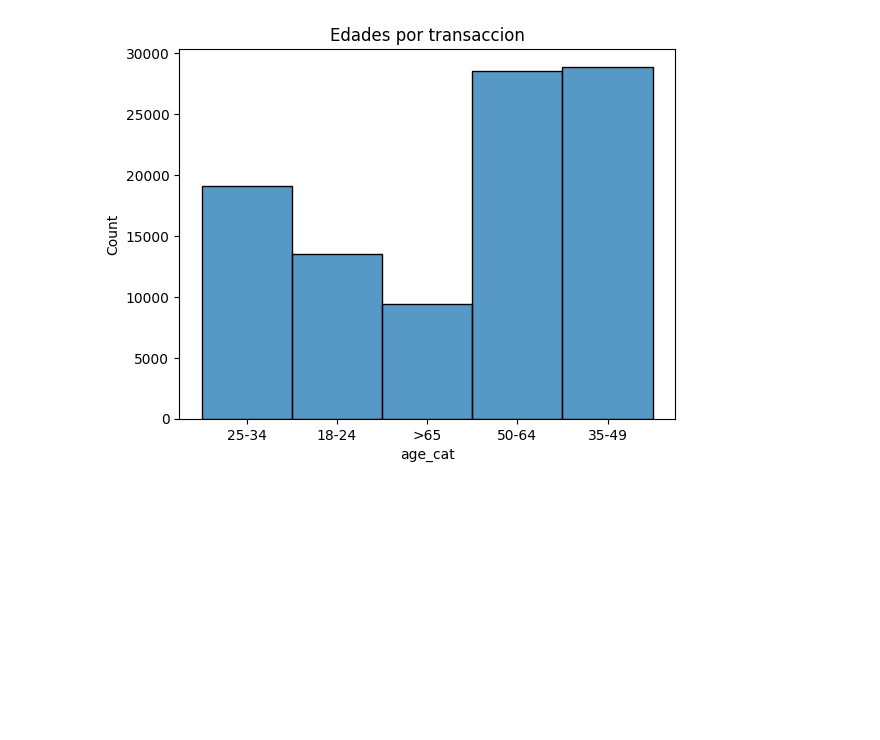
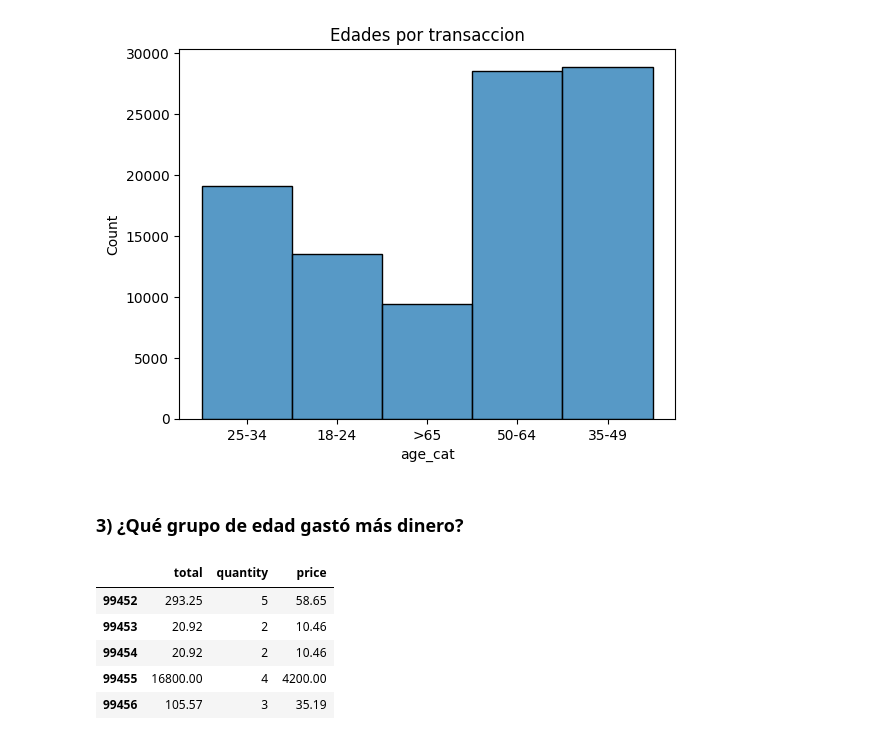
Before and after one commit to wvita1975/analisis_retail, a Jupyter notebook: retail.ipynb, the cells around one changed output. Drawn from its saved outputs; the diff is of its cells as text; code cells hidden in the pictures; blank space fills up the shorter version.

```diff
--- a/retail.ipynb
+++ b/retail.ipynb
@@ -208,3 +208,5 @@ sb.histplot(data=df2, x='age_cat').set(title='Edades por transaccion')
 # %% [output]
 [Text(0.5, 1.0, 'Edades por transaccion')]
 [figure]
+# %% [markdown]
+### 3) ¿Qué grupo de edad gastó más dinero?
@@ -210,0 +219,10 @@ sb.histplot(data=df2, x='age_cat').set(title='Edades por transaccion')
+# %%
+# Visualizar los datos para validar la operación anterior
+df3[['total', 'quantity', 'price']].tail()
+# %% [output]
+|  | total | quantity | price |
+| 99452 | 293.25 | 5 | 58.65 |
+| 99453 | 20.92 | 2 | 10.46 |
+| 99454 | 20.92 | 2 | 10.46 |
+| 99455 | 16800.00 | 4 | 4200.00 |
+| 99456 | 105.57 | 3 | 35.19 |
```
Also changed, not shown: parts of 5 cells of this notebook.
